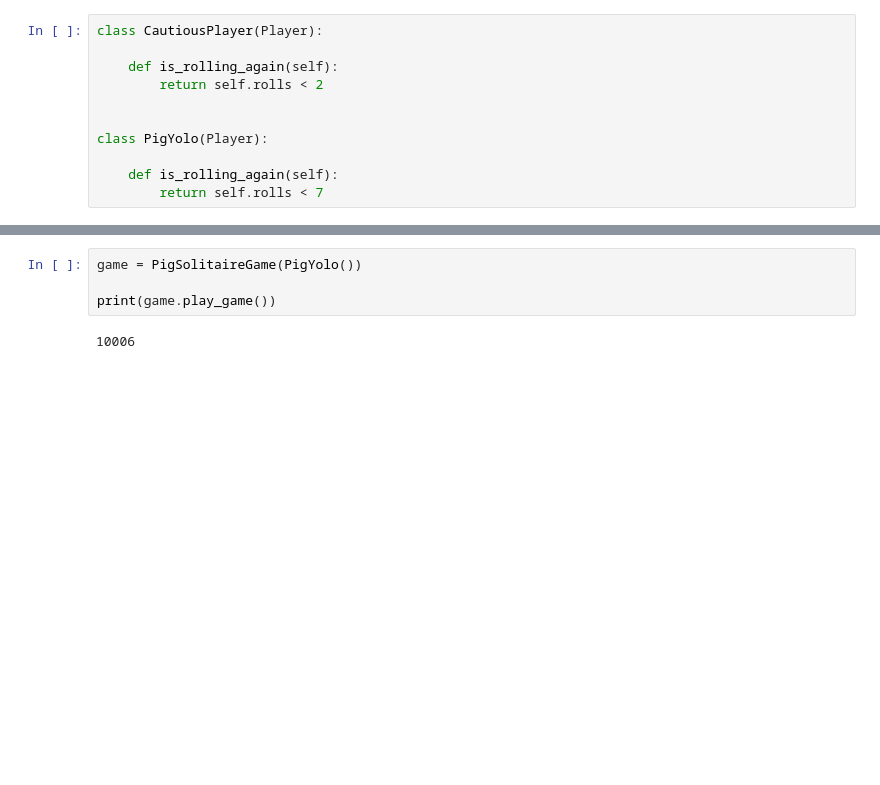
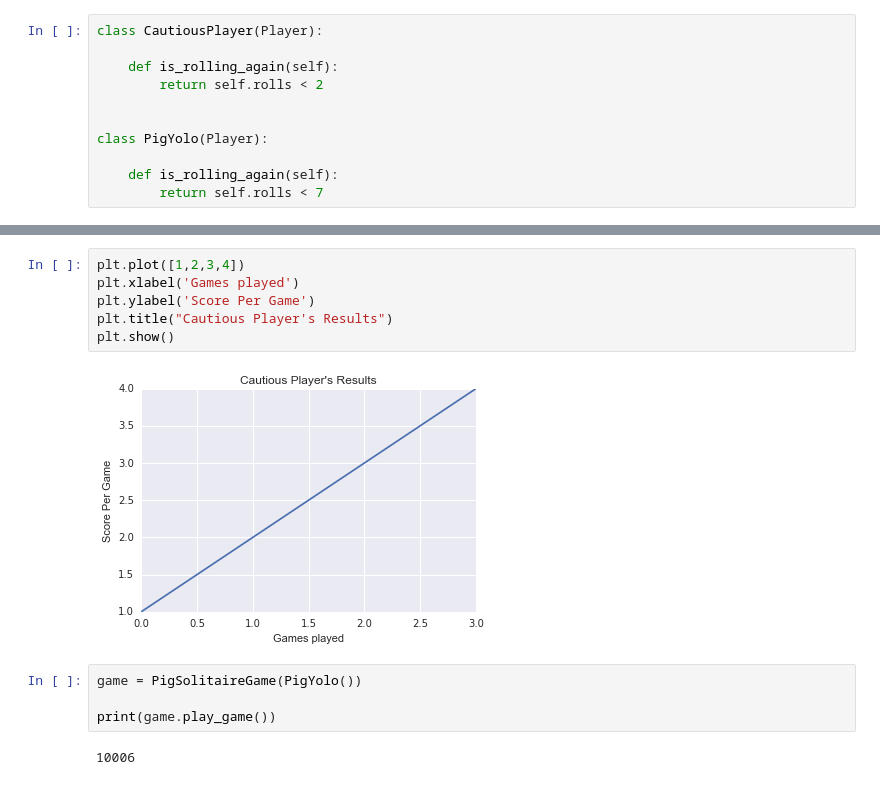
Before and after one commit to RyanOakes/ultimate-pig, a Jupyter notebook: ultimate-pig.ipynb, the cells around one changed output, grey strips where cells are left out. Cells and saved outputs as stored; diff of their text form; blank space fills up the shorter version.

```diff
--- a/ultimate-pig.ipynb
+++ b/ultimate-pig.ipynb
@@ -93,4 +113,12 @@ print(main_player_list)
 [<__main__.PigSolitaireGame object at 0x...>]
+# %%
+plt.plot([1,2,3,4])
+plt.xlabel('Games played')
+plt.ylabel('Score Per Game')
+plt.title("Cautious Player's Results")
+plt.show()
+# %% [output]
+[figure, added]
 # %%
 game = PigSolitaireGame(PigYolo())
 
```
Also changed, not shown: parts of 9 cells of this notebook.
